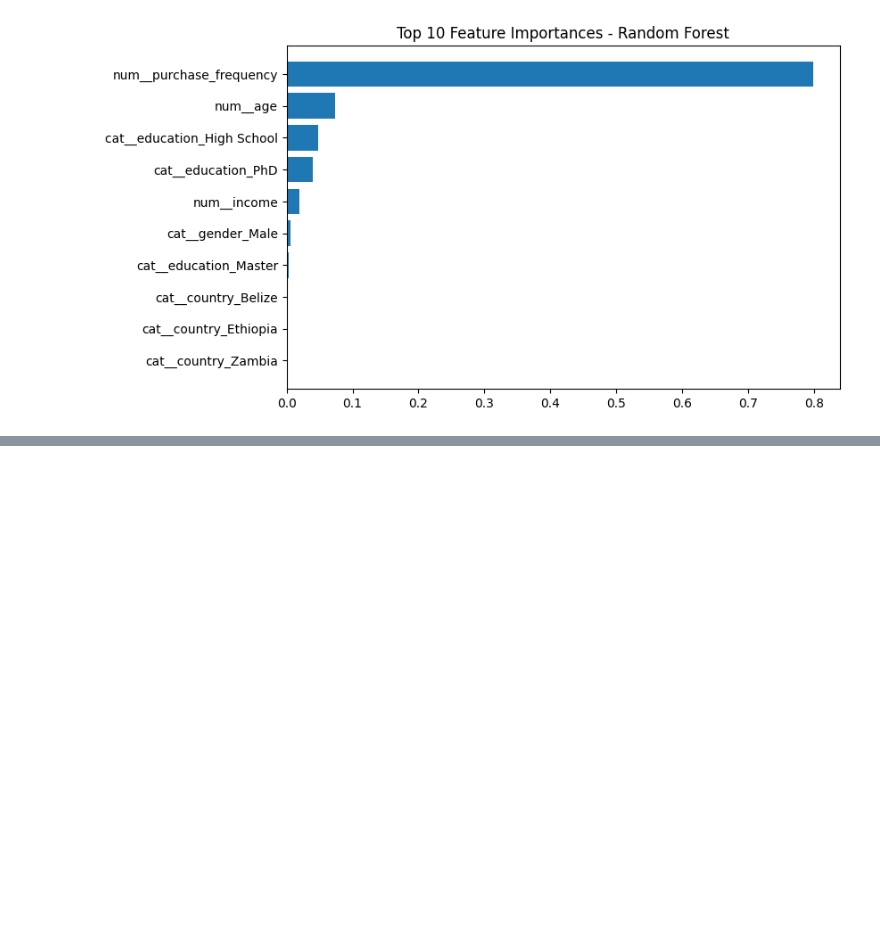
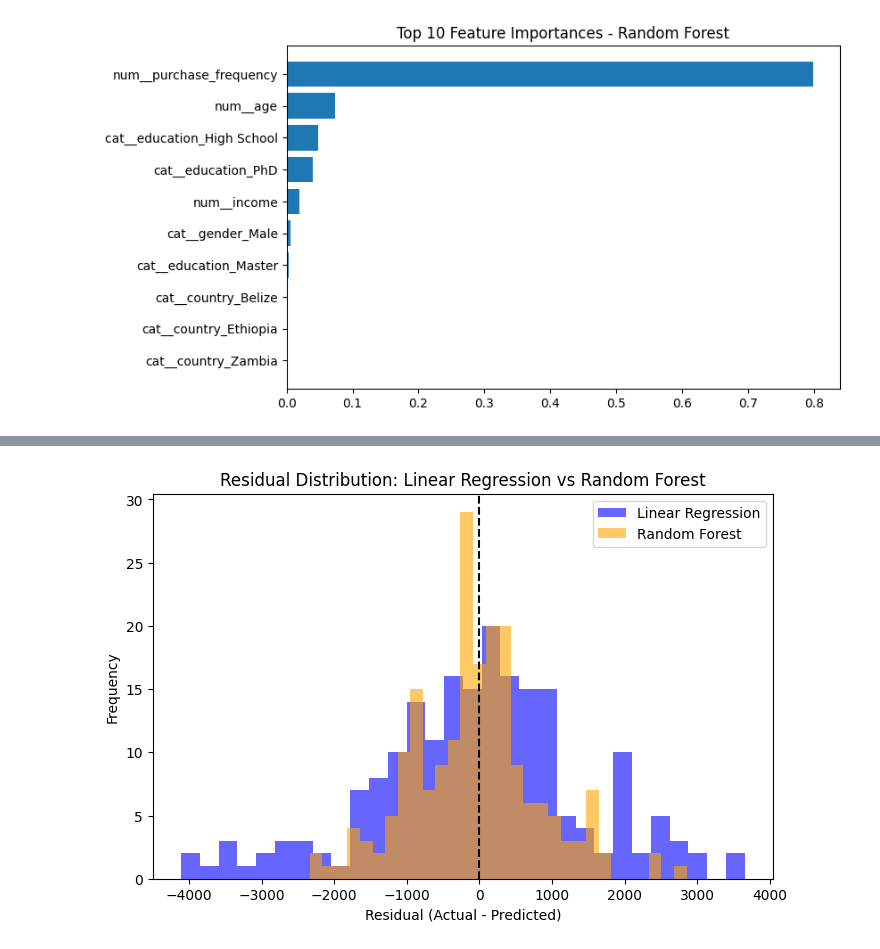
Before and after one commit to Rashmika-Bandara/Predicting-Customer-Spending-from-Demographics-and-Purchase-Frequency, a Jupyter notebook: EE7209_Customer_Spending_Regression.ipynb, the cells around one changed output, grey strips where cells are left out. Saved outputs shown, nothing was run; the diff lists cells and outputs as text; code cells hidden in the pictures; blank space fills up the shorter version.

```diff
--- a/EE7209_Customer_Spending_Regression.ipynb
+++ b/EE7209_Customer_Spending_Regression.ipynb
@@ -485,0 +552,13 @@ plt.show()
+# %%
+# Residual distribution histograms for both models
+plt.figure(figsize=(8,5))
+plt.hist(residuals_lr, bins=30, alpha=0.6, label='Linear Regression', color='blue')
+plt.hist(residuals_rf, bins=30, alpha=0.6, label='Random Forest', color='orange')
+plt.axvline(0, color='black', linestyle='--')
+plt.title('Residual Distribution: Linear Regression vs Random Forest')
+plt.xlabel('Residual (Actual - Predicted)')
+plt.ylabel('Frequency')
+plt.legend()
+plt.show()
+# %% [output]
+[figure, added]
```
Also changed, not shown: parts of 42 cells of this notebook.
